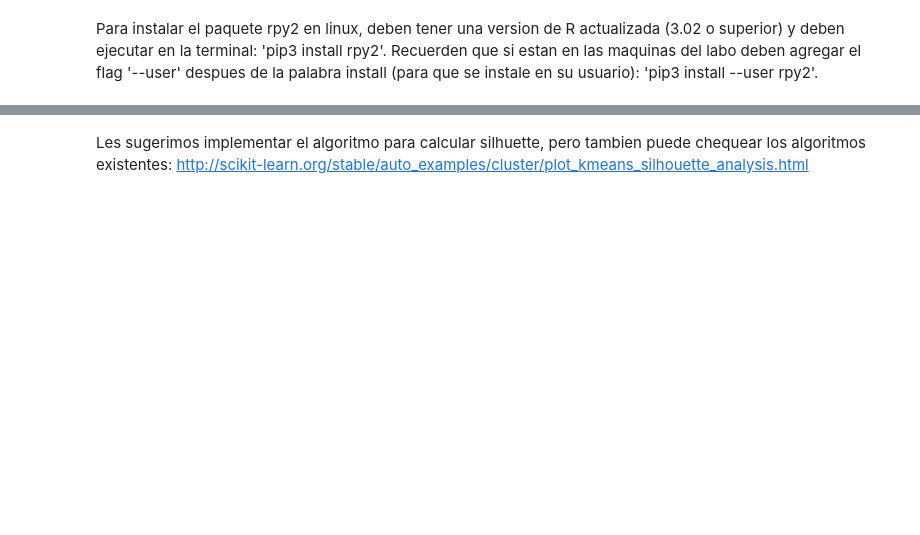
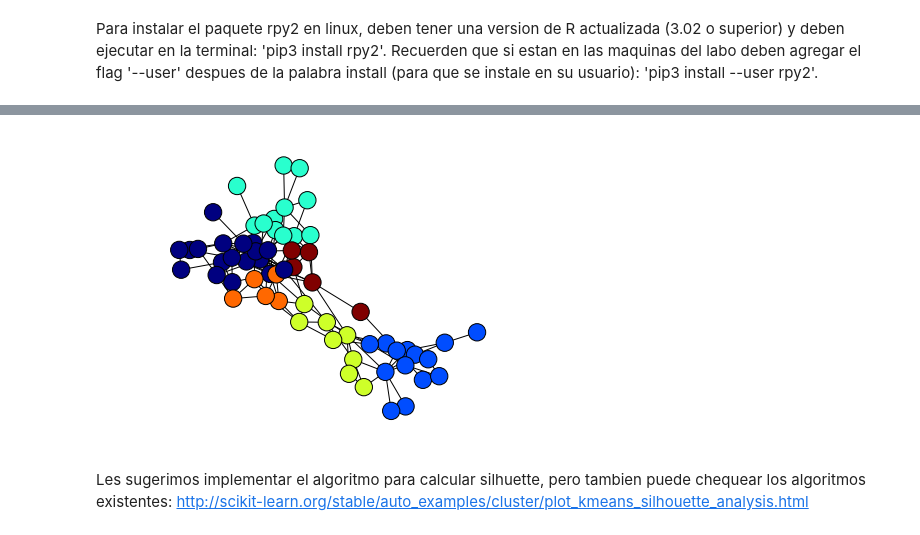
Before and after one commit to gon-uri/Redes_2018, a Jupyter notebook: TP_3/comunidades_con_igraph.ipynb, the cells around one changed output, grey strips where cells are left out. Drawn from its saved outputs; the diff is of its cells as text; code cells hidden in the pictures; blank space fills up the shorter version.

```diff
--- a/TP_3/comunidades_con_igraph.ipynb
+++ b/TP_3/comunidades_con_igraph.ipynb
@@ -157,0 +146,3 @@ plt.title(nxG.name)
+# %%
+Gdolphins = nx.read_gml("dolphins.gml")
+labels_infomap = community(Gdolphins, "infomap")
@@ -158,3 +154,7 @@ plt.title(nxG.name)
+# %%
+nx.draw(Gdolphins, node_color=list(nx.get_node_attributes(Gdolphins, "color").values()))
+# %% [output]
+[figure, added]
 # %%
 labels_infomap = community(nxG, "infomap")
 labels_infomap = community(nxG, "fast_greedy")
```
Also changed, not shown: parts of 8 cells of this notebook.
